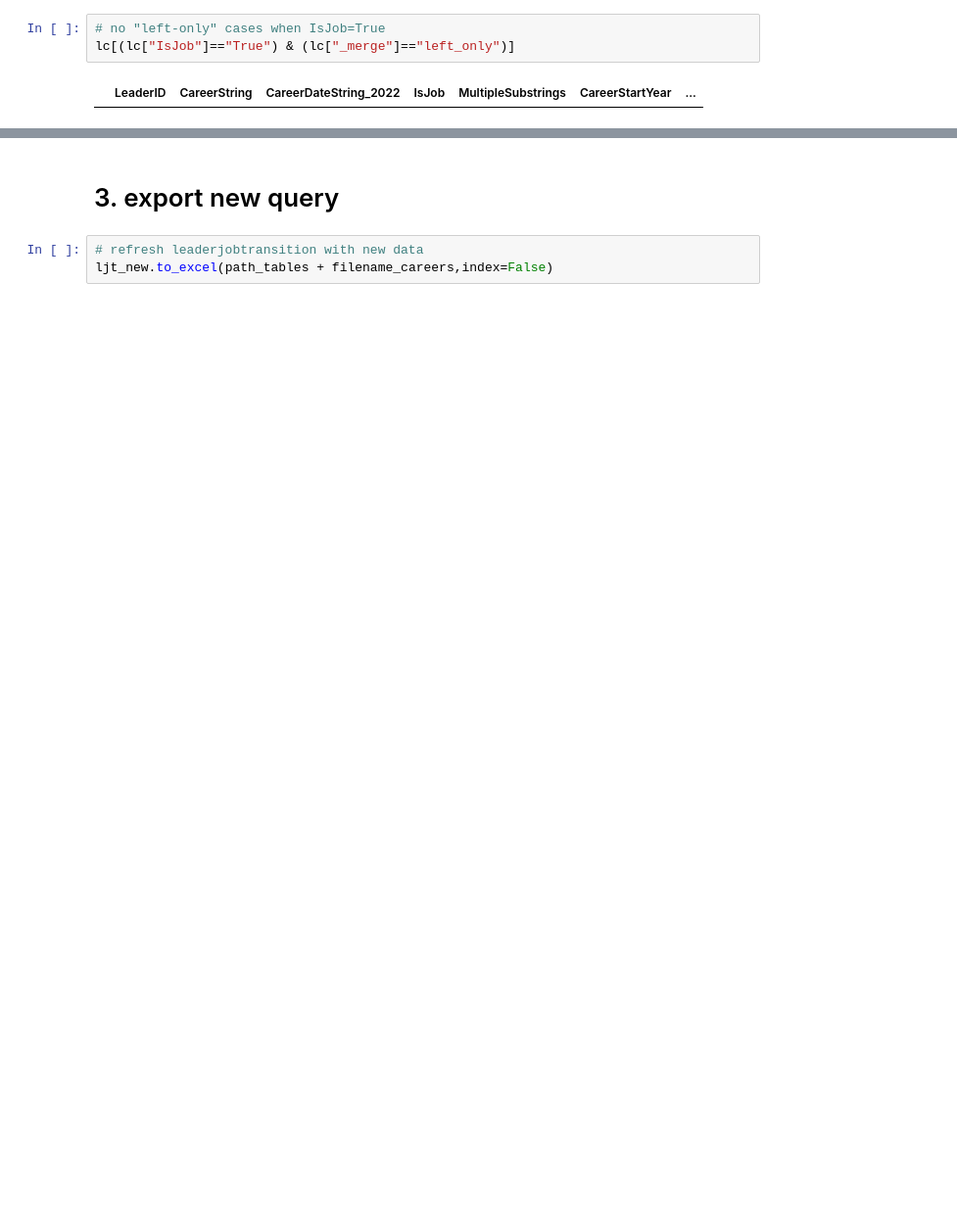
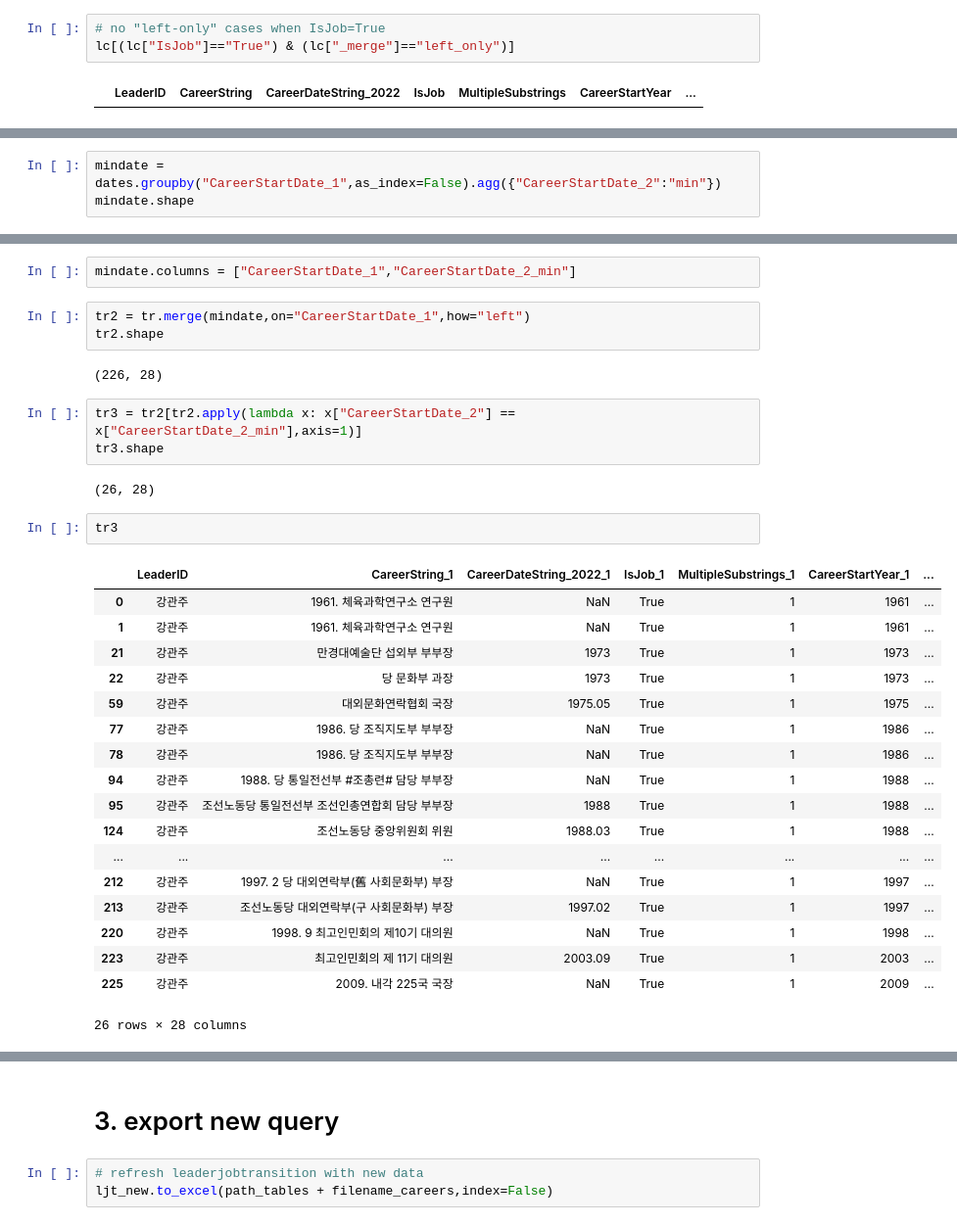
Before and after one commit to seouljake/nkelites, a Jupyter notebook: scripts/1 scripts - data cleaning and structuring/2 career/2.8.1 leaderjobtransition - refresh query.ipynb, the cells around one changed output, grey strips where cells are left out. Shown at 98% size. Saved outputs shown, nothing was run; the diff lists cells and outputs as text; blank space fills up the shorter version.

```diff
--- a/scripts/1 scripts - data cleaning and structuring/2 career/2.8.1 leaderjobtransition - refresh query.ipynb
+++ b/scripts/1 scripts - data cleaning and structuring/2 career/2.8.1 leaderjobtransition - refresh query.ipynb
@@ -140,0 +221,3 @@ t.loc[(t["CareerStartMonth"].notna()) & (t.apply(lambda x: len(str(x["CareerStar
+# %%
+mindate = dates.groupby("CareerStartDate_1",as_index=False).agg({"CareerStartDate_2":"min"})
+mindate.shape
@@ -140,0 +246,33 @@ t.loc[(t["CareerStartMonth"].notna()) & (t.apply(lambda x: len(str(x["CareerStar
+# %%
+mindate.columns = ["CareerStartDate_1","CareerStartDate_2_min"]
+# %%
+tr2 = tr.merge(mindate,on="CareerStartDate_1",how="left")
+tr2.shape
+# %% [output]
+(226, 28)
+# %%
+tr3 = tr2[tr2.apply(lambda x: x["CareerStartDate_2"] == x["CareerStartDate_2_min"],axis=1)]
+tr3.shape
+# %% [output]
+(26, 28)
+# %%
+tr3
+# %% [output]
+|  | LeaderID | CareerString_1 | CareerDateString_2022_1 | IsJob_1 | MultipleSubstrings_1 | CareerStartYear_1 | ... |
+| 0 | 강관주 | 1961. 체육과학연구소 연구원 | NaN | True | 1 | 1961 | ... |
+| 1 | 강관주 | 1961. 체육과학연구소 연구원 | NaN | True | 1 | 1961 | ... |
+| 21 | 강관주 | 만경대예술단 섭외부 부부장 | 1973 | True | 1 | 1973 | ... |
+| 22 | 강관주 | 당 문화부 과장 | 1973 | True | 1 | 1973 | ... |
+| 59 | 강관주 | 대외문화연락협회 국장 | 1975.05 | True | 1 | 1975 | ... |
+| 77 | 강관주 | 1986. 당 조직지도부 부부장 | NaN | True | 1 | 1986 | ... |
+| 78 | 강관주 | 1986. 당 조직지도부 부부장 | NaN | True | 1 | 1986 | ... |
+| 94 | 강관주 | 1988. 당 통일전선부 #조총련# 담당 부부장 | NaN | True | 1 | 1988 | ... |
+| 95 | 강관주 | 조선노동당 통일전선부 조선인총연합회 담당 부부장 | 1988 | True | 1 | 1988 | ... |
+| 124 | 강관주 | 조선노동당 중앙위원회 위원 | 1988.03 | True | 1 | 1988 | ... |
+| ... | ... | ... | ... | ... | ... | ... | ... |
+| 212 | 강관주 | 1997. 2 당 대외연락부(舊 사회문화부) 부장 | NaN | True | 1 | 1997 | ... |
+| 213 | 강관주 | 조선노동당 대외연락부(구 사회문화부) 부장 | 1997.02 | True | 1 | 1997 | ... |
+| 220 | 강관주 | 1998. 9 최고인민회의 제10기 대의원 | NaN | True | 1 | 1998 | ... |
+| 223 | 강관주 | 최고인민회의 제 11기 대의원 | 2003.09 | True | 1 | 2003 | ... |
+| 225 | 강관주 | 2009. 내각 225국 국장 | NaN | True | 1 | 2009 | ... |
+26 rows × 28 columns
```
Also changed, not shown: parts of 21 cells of this notebook, 1 other file.
